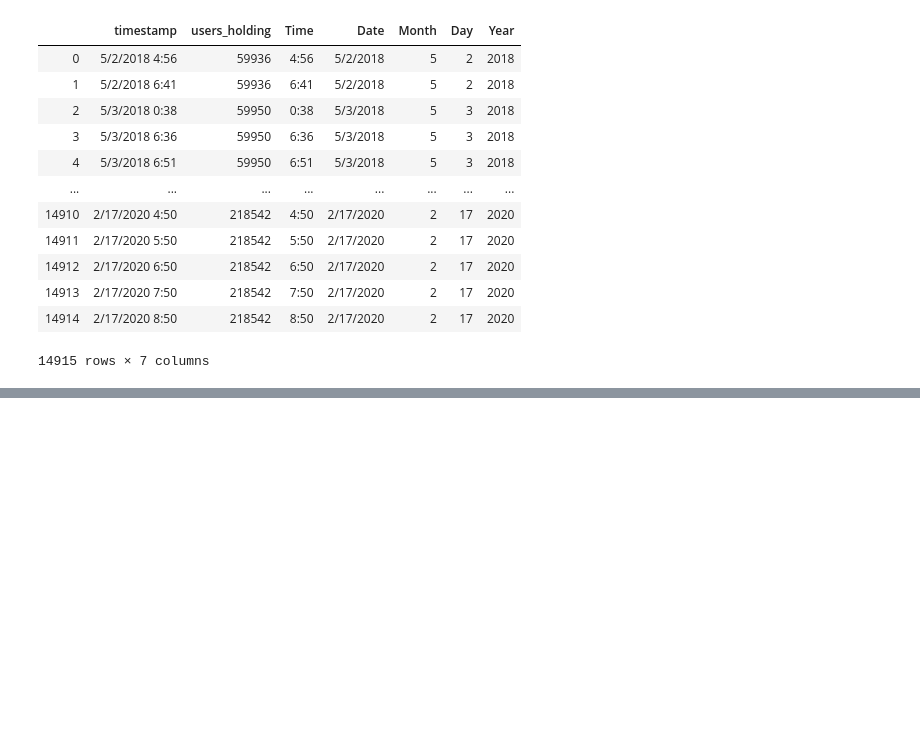
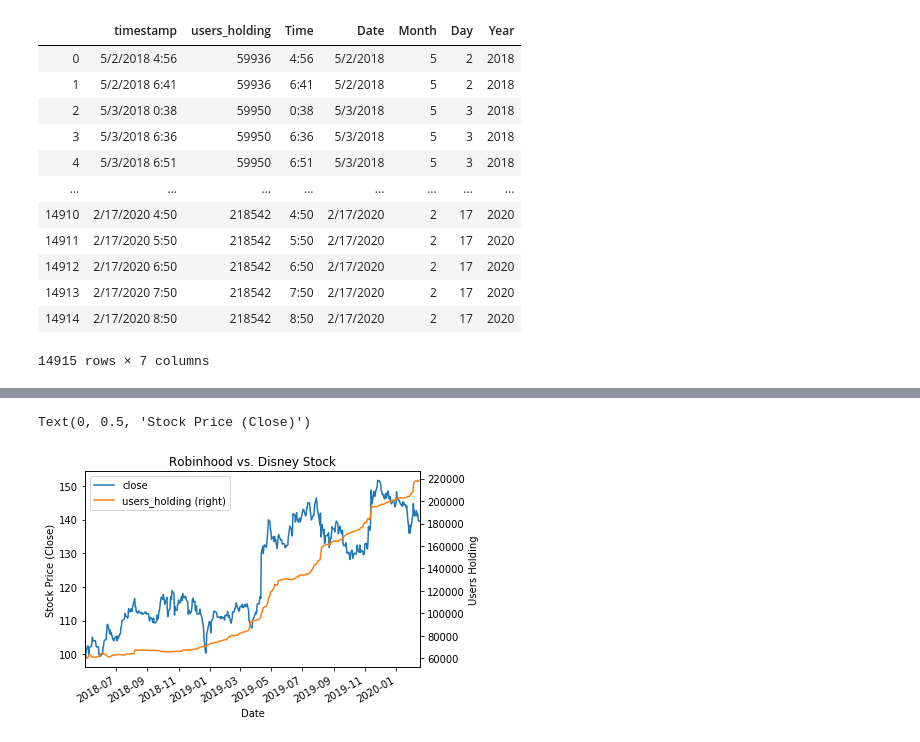
Before and after one commit to akibo1997/Disney-Stock-Data, a Jupyter notebook: Disney-vs-Robinhood/Disney-vs-Robinhood.ipynb, the cells around one changed output, grey strips where cells are left out. Saved outputs shown, nothing was run; the diff lists cells and outputs as text; code cells hidden in the pictures; blank space fills up the shorter version.

```diff
--- a/Disney-vs-Robinhood/Disney-vs-Robinhood.ipynb
+++ b/Disney-vs-Robinhood/Disney-vs-Robinhood.ipynb
@@ -123,0 +98,12 @@ DataError: No numeric types to aggregate
+# %%
+# Plot both on the same chart with a title and secondary axis
+
+ax1 = fixed_disney2.plot()
+robin=Robinhood_grouped.plot(title='Robinhood vs. Disney Stock',secondary_y=True,ax=ax1,label='Users Holding')
+
+
+robin.set_ylabel('Users Holding')
+ax1.set_ylabel('Stock Price (Close)')
+# %% [output]
+Text(0, 0.5, 'Stock Price (Close)')
+[figure, added]
```
Also changed, not shown: parts of 7 cells of this notebook.
